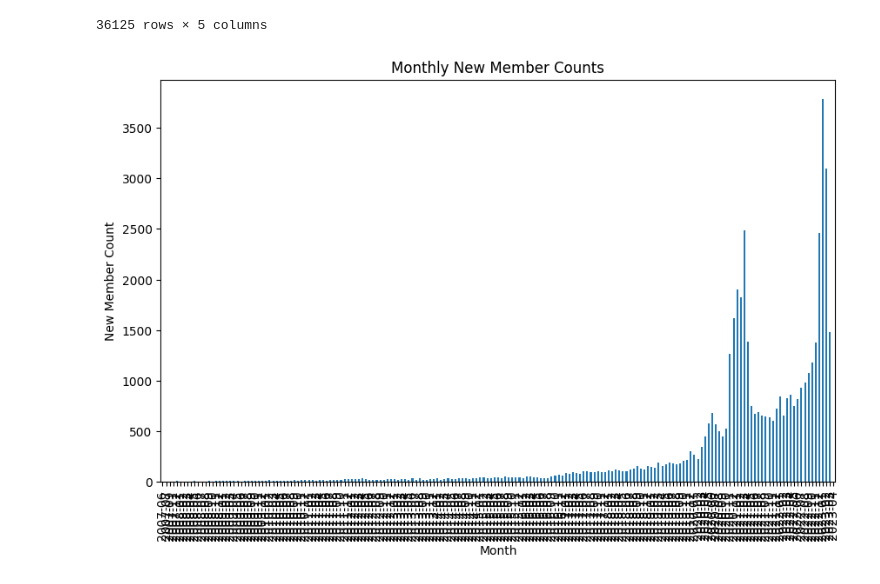
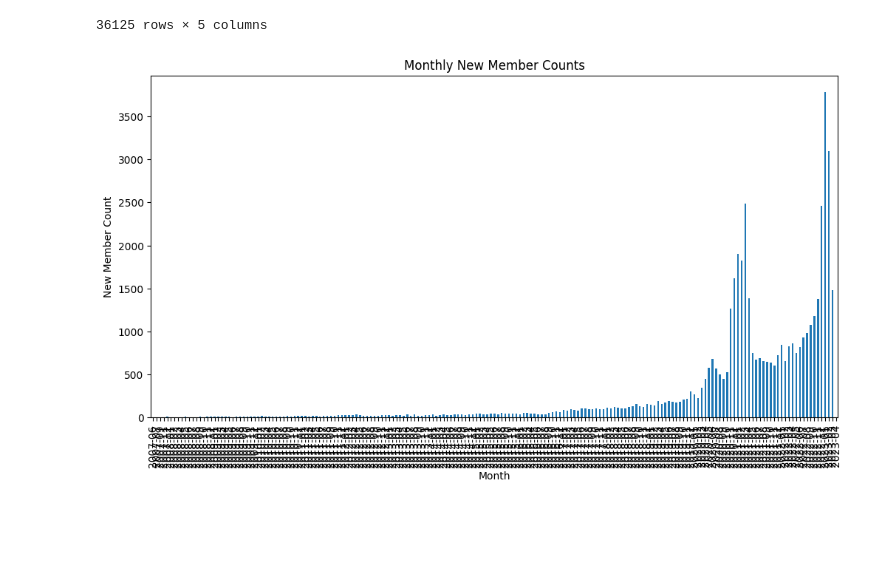
Before and after one commit to tanoCureC/scrape-chesscom, a Jupyter notebook: syukei.ipynb, the cells around one changed output. Drawn from its saved outputs; the diff is of its cells as text; code cells hidden in the pictures; blank space fills up the shorter version.

```diff
--- a/syukei.ipynb
+++ b/syukei.ipynb
@@ -183,15 +183,15 @@ df_filtered_all
 # %%
 df_all['Join date'] = pd.to_datetime(df_all['Joined'])
 df_all['Join month'] = df_all['Join date'].dt.strftime('%Y-%m')
 monthly_counts = df_all['Join month'].value_counts().sort_index()
 
 # Create a bar chart of monthly counts
-monthly_counts.plot(kind='bar', figsize=(10,6))
+monthly_counts.plot(kind='bar', figsize=(12,6))
 plt.title('Monthly New Member Counts')
 plt.xlabel('Month')
 plt.ylabel('New Member Count')
 plt.show()
 # %% [output]
-[figure, old version]
+[figure, new version]
 # %%
 df_all['Join date'] = pd.to_datetime(df_all['Joined'])
```
Also changed, not shown: parts of 1 cell of this notebook.
